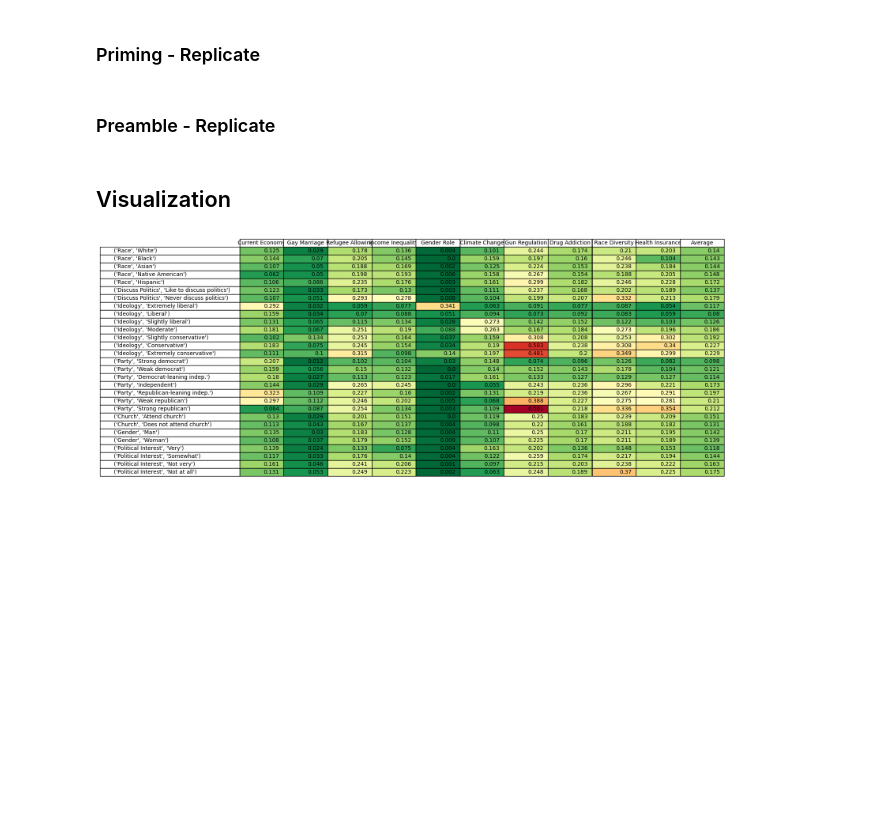
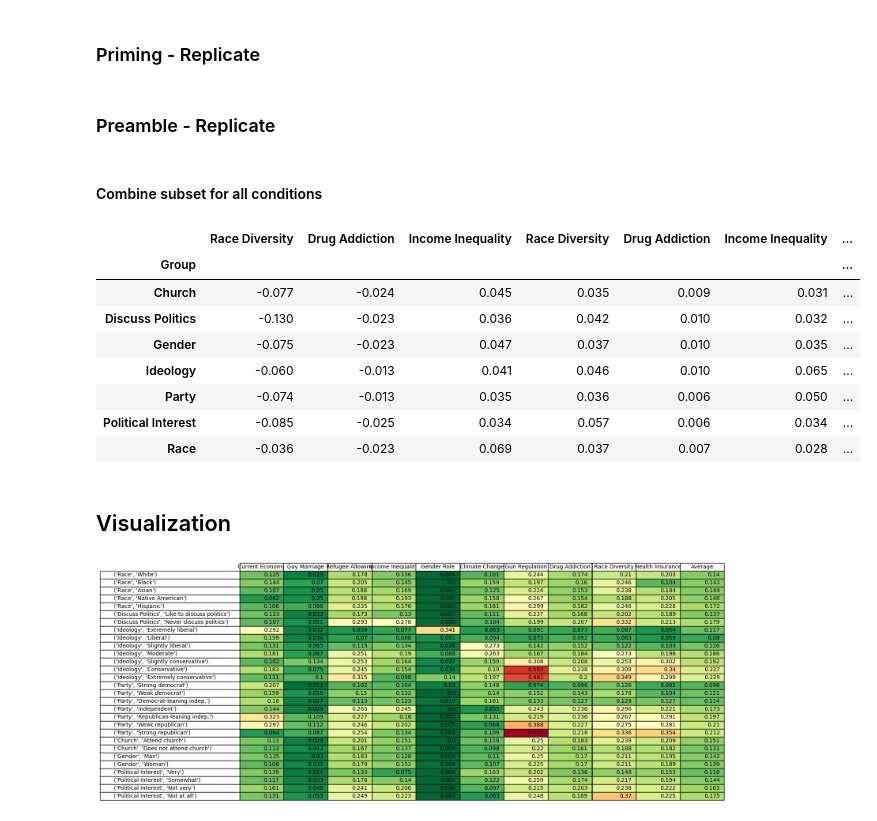
Before and after one commit to songgaojundeng/mitigating-social-desirability-bias, a Jupyter notebook: Stratified_Analysis_Code_Complete.ipynb, the cells around one changed output. Saved outputs shown, nothing was run; the diff lists cells and outputs as text; code cells hidden in the pictures; blank space fills up the shorter version.

```diff
--- a/Stratified_Analysis_Code_Complete.ipynb
+++ b/Stratified_Analysis_Code_Complete.ipynb
@@ -173,6 +188,7 @@ replicate_results_groups = {}
 reformulated_results_groups = {}
 priming_results_groups = {}
 preamble_results_groups = {}
+reversed_results_groups = {}
 
 for key in groups_keys:
     human_results_groups[group_var_dict[key]] = get_human_counts_group("data/2020 ANES_test.csv", qids, key)
@@ -180,8 +196,9 @@ for key in groups_keys:
     reformulated_results_groups[group_var_dict[key]] = get_counts_group("Publication Results/GPT4.1/main_mq_reform_results/full_results_2020_", qids, key)
     priming_results_groups[group_var_dict[key]] = get_counts_group("Publication Results/GPT4.1/main_mq_priming_results/full_results_2020_", qids, key)
     preamble_results_groups[group_var_dict[key]] = get_counts_group("Publication Results/GPT4.1/main_mq_preamble_results/full_results_2020_", qids, key)
+    reversed_results_groups[group_var_dict[key]] = get_counts_group("Publication Results/GPT4.1/main_mq_reverseV2_results/full_results_2020_", qids_reverse_coded, key)
 
-results = [human_results_groups, replicate_results_groups, reformulated_results_groups, priming_results_groups, preamble_results_groups]
+results = [human_results_groups, replicate_results_groups, reformulated_results_groups, priming_results_groups, preamble_results_groups, reversed_results_groups]
 # %%
 # Llama8b
 model_name = 'llama8b'
@@ -347,4 +506,23 @@ df_rounded = priming_vs_replicate_jsd_df_sorted.round(3)
 df_rounded.to_csv(file_path, index=True)
+# %%
+# Define all the numeric columns we want to include in the average
+numeric_cols = [
+    'Race Diversity', 'Current Economy', 'Drug Addiction', 'Gun Regulation',
+    'Gay Marriage', 'Climate Change', 'Gender Role', 'Income Inequality',
+    'Health Insurance', 'Refugee Allowing', 'Average'
+]
+
+# Aggregate the results: Group by 'Group', select all numeric columns, and calculate the mean.
+group_averages = priming_vs_replicate_jsd_df_sorted.groupby('Group')[numeric_cols].mean().reset_index()
+group_averages = group_averages.set_index('Group')
+# selected_columns = ['Race Diversity','Refugee Allowing','Income Inequality']
+selected_columns = ['Race Diversity','Drug Addiction','Income Inequality']
+group_averages = group_averages[selected_columns]
+
+
+file_path = f'tables/{model_name}-priming_vs_replicate_jsd_df_rep_subset.csv'
+df_rounded_priming = group_averages.round(3)
+df_rounded_priming.to_csv(file_path, index=True)
 # %% [markdown]
 ### Preamble - Replicate
 # %%
@@ -393,0 +589,4 @@ df_rounded.to_csv(file_path, index=True)
+# %% [markdown]
+#### Combine subset for all conditions
+# %%
+combined_df_rows = pd.concat([df_rounded_reformulated, df_rounded_reversed, df_rounded_priming, df_rounded_preamble], axis=1)
@@ -394,3 +599,15 @@ df_rounded.to_csv(file_path, index=True)
+# %%
+combined_df_rows
+# %% [output]
+|  | Race Diversity | Drug Addiction | Income Inequality | Race Diversity | Drug Addiction | Income Inequality | ... |
+| Group |  |  |  |  |  |  | ... |
+| Church | -0.077 | -0.024 | 0.045 | 0.035 | 0.009 | 0.031 | ... |
+| Discuss Politics | -0.130 | -0.023 | 0.036 | 0.042 | 0.010 | 0.032 | ... |
+| Gender | -0.075 | -0.023 | 0.047 | 0.037 | 0.010 | 0.035 | ... |
+| Ideology | -0.060 | -0.013 | 0.041 | 0.046 | 0.010 | 0.065 | ... |
+| Party | -0.074 | -0.013 | 0.035 | 0.036 | 0.006 | 0.050 | ... |
+| Political Interest | -0.085 | -0.025 | 0.034 | 0.057 | 0.006 | 0.034 | ... |
+| Race | -0.036 | -0.023 | 0.069 | 0.037 | 0.007 | 0.028 | ... |
 # %% [markdown]
 ## Visualization
 # %%
```
Also changed, not shown: parts of 20 cells of this notebook.
